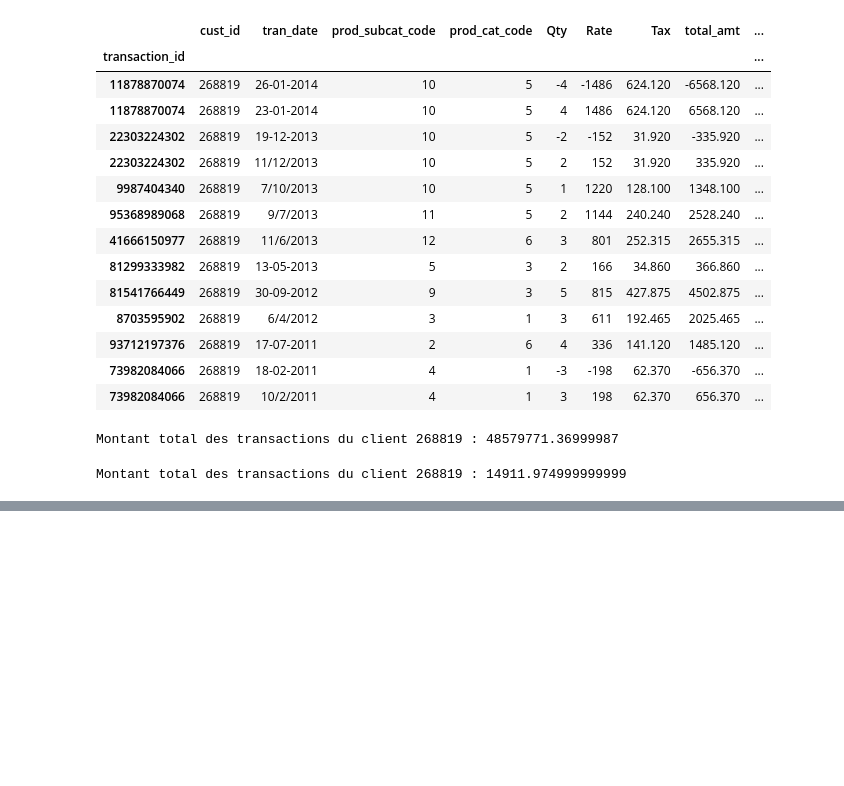
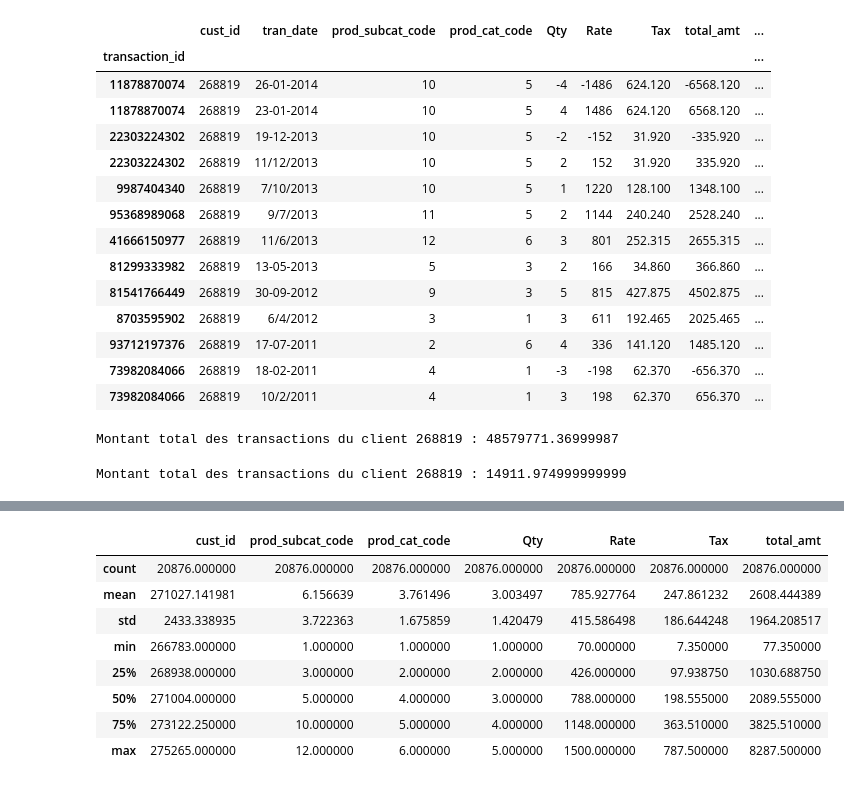
Before and after one commit to 0Jay03/Apprentissage-Python, a Jupyter notebook: Pandas Exercices .ipynb, the cells around one changed output, grey strips where cells are left out. Drawn from its saved outputs; the diff is of its cells as text; code cells hidden in the pictures; blank space fills up the shorter version.

```diff
--- a/Exercices Pandas.ipynb
+++ b/Pandas Exercices .ipynb
@@ -291,0 +372,13 @@ Montant total des transactions du client 268819 : 14911.974999999999
+# %%
+moyenne_positive = transactions[transactions['total_amt']>0].describe()
+moyenne_positive
+# %% [output]
+|  | cust_id | prod_subcat_code | prod_cat_code | Qty | Rate | Tax | total_amt |
+| count | 20876.000000 | 20876.000000 | 20876.000000 | 20876.000000 | 20876.000000 | 20876.000000 | 20876.000000 |
+| mean | 271027.141981 | 6.156639 | 3.761496 | 3.003497 | 785.927764 | 247.861232 | 2608.444389 |
+| std | 2433.338935 | 3.722363 | 1.675859 | 1.420479 | 415.586498 | 186.644248 | 1964.208517 |
+| min | 266783.000000 | 1.000000 | 1.000000 | 1.000000 | 70.000000 | 7.350000 | 77.350000 |
+| 25% | 268938.000000 | 3.000000 | 2.000000 | 2.000000 | 426.000000 | 97.938750 | 1030.688750 |
+| 50% | 271004.000000 | 5.000000 | 4.000000 | 3.000000 | 788.000000 | 198.555000 | 2089.555000 |
+| 75% | 273122.250000 | 10.000000 | 5.000000 | 4.000000 | 1148.000000 | 363.510000 | 3825.510000 |
+| max | 275265.000000 | 12.000000 | 6.000000 | 5.000000 | 1500.000000 | 787.500000 | 8287.500000 |
```
Also changed, not shown: parts of 12 cells of this notebook, 3 other files.
